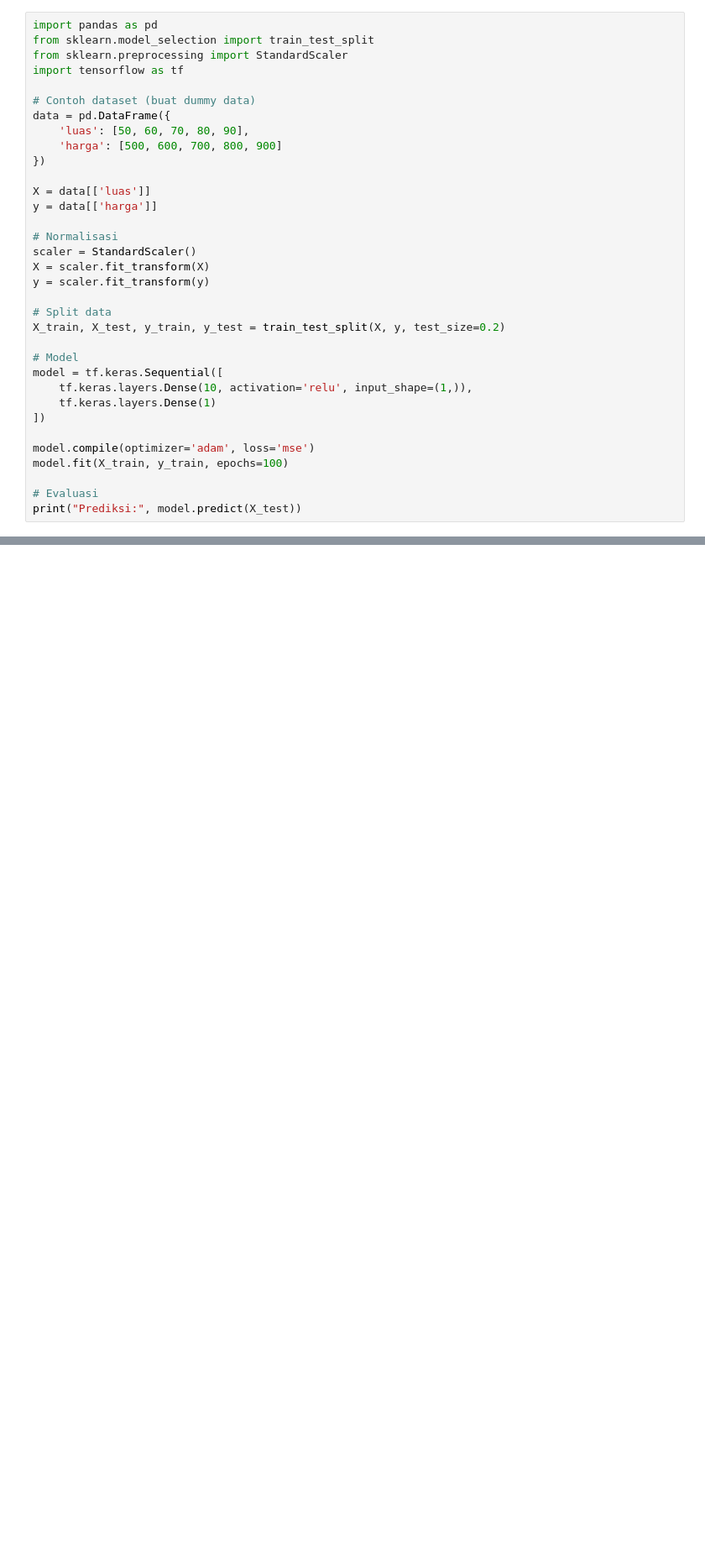
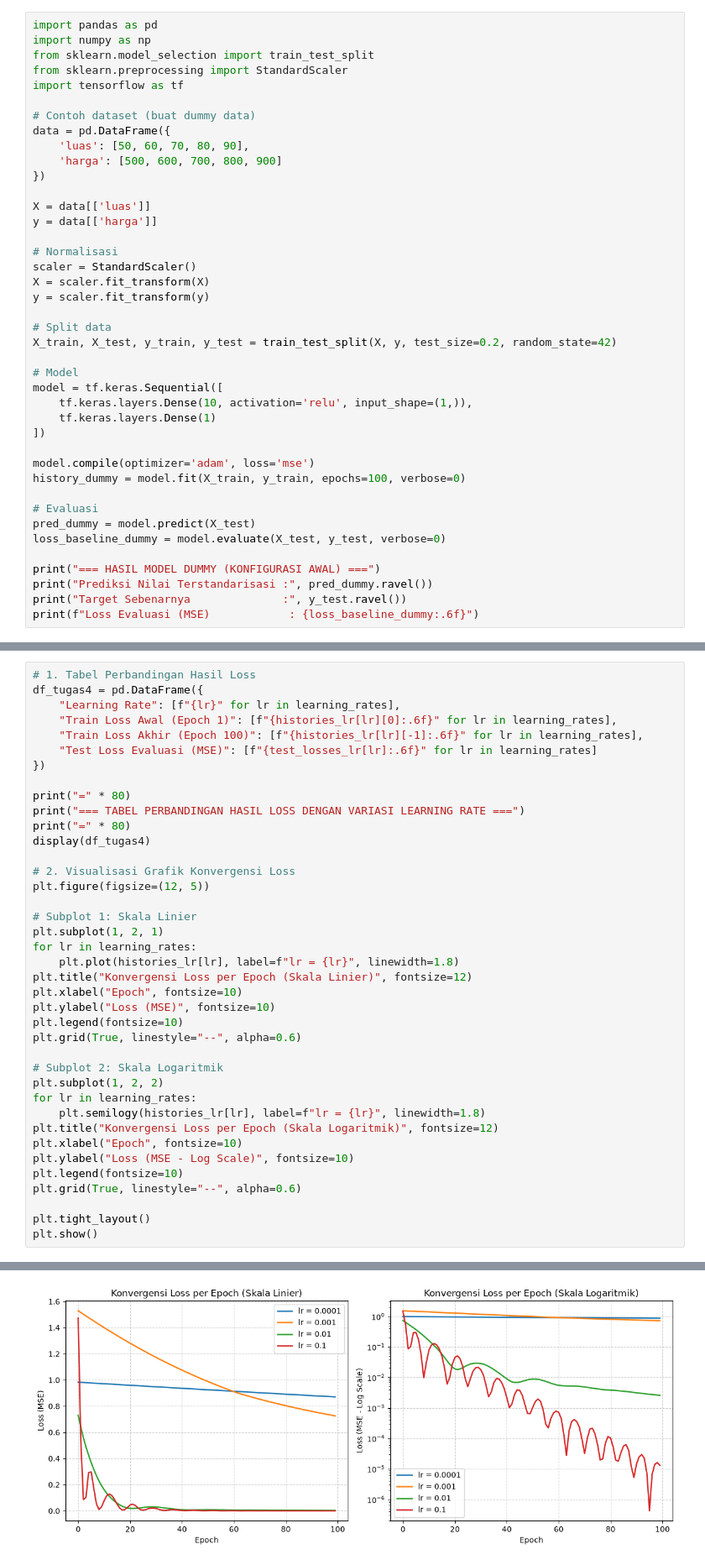
Before and after one commit to AnkaRezaa/machine_learning_254107023002, a Jupyter notebook: JS13/praktikum_3.ipynb, the cells around one changed output, grey strips where cells are left out. Shown at 84% size. Drawn from its saved outputs; the diff is of its cells as text; blank space fills up the shorter version.

Commit message:
feat: add Jupyter notebooks for JS13 machine learning practical assignments and experiments

```diff
--- a/JS13/praktikum_3.ipynb
+++ b/JS13/praktikum_3.ipynb
@@ -3,5 +15,6 @@
 # %%
 import pandas as pd
+import numpy as np
 from sklearn.model_selection import train_test_split
 from sklearn.preprocessing import StandardScaler
 import tensorflow as tf
@@ -21,7 +34,7 @@ X = scaler.fit_transform(X)
 y = scaler.fit_transform(y)
 
 # Split data
-X_train, X_test, y_train, y_test = train_test_split(X, y, test_size=0.2)
+X_train, X_test, y_train, y_test = train_test_split(X, y, test_size=0.2, random_state=42)
 
 # Model
 model = tf.keras.Sequential([
@@ -30,7 +43,13 @@ model = tf.keras.Sequential([
 ])
 
 model.compile(optimizer='adam', loss='mse')
-model.fit(X_train, y_train, epochs=100)
+history_dummy = model.fit(X_train, y_train, epochs=100, verbose=0)
 
 # Evaluasi
-print("Prediksi:", model.predict(X_test))
+pred_dummy = model.predict(X_test)
+loss_baseline_dummy = model.evaluate(X_test, y_test, verbose=0)
+
+print("=== HASIL MODEL DUMMY (KONFIGURASI AWAL) ===")
+print("Prediksi Nilai Terstandarisasi :", pred_dummy.ravel())
+print("Target Sebenarnya              :", y_test.ravel())
+print(f"Loss Evaluasi (MSE)            : {loss_baseline_dummy:.6f}")
@@ -36,0 +116,40 @@ print("Prediksi:", model.predict(X_test))
+# %%
+# 1. Tabel Perbandingan Hasil Loss
+df_tugas4 = pd.DataFrame({
+    "Learning Rate": [f"{lr}" for lr in learning_rates],
+    "Train Loss Awal (Epoch 1)": [f"{histories_lr[lr][0]:.6f}" for lr in learning_rates],
+    "Train Loss Akhir (Epoch 100)": [f"{histories_lr[lr][-1]:.6f}" for lr in learning_rates],
+    "Test Loss Evaluasi (MSE)": [f"{test_losses_lr[lr]:.6f}" for lr in learning_rates]
+})
+
+print("=" * 80)
+print("=== TABEL PERBANDINGAN HASIL LOSS DENGAN VARIASI LEARNING RATE ===")
+print("=" * 80)
+display(df_tugas4)
+
+# 2. Visualisasi Grafik Konvergensi Loss
+plt.figure(figsize=(12, 5))
+
+# Subplot 1: Skala Linier
+plt.subplot(1, 2, 1)
+for lr in learning_rates:
+    plt.plot(histories_lr[lr], label=f"lr = {lr}", linewidth=1.8)
+plt.title("Konvergensi Loss per Epoch (Skala Linier)", fontsize=12)
+plt.xlabel("Epoch", fontsize=10)
+plt.ylabel("Loss (MSE)", fontsize=10)
+plt.legend(fontsize=10)
+plt.grid(True, linestyle="--", alpha=0.6)
+
+# Subplot 2: Skala Logaritmik
+plt.subplot(1, 2, 2)
+for lr in learning_rates:
+    plt.semilogy(histories_lr[lr], label=f"lr = {lr}", linewidth=1.8)
+plt.title("Konvergensi Loss per Epoch (Skala Logaritmik)", fontsize=12)
+plt.xlabel("Epoch", fontsize=10)
+plt.ylabel("Loss (MSE - Log Scale)", fontsize=10)
+plt.legend(fontsize=10)
+plt.grid(True, linestyle="--", alpha=0.6)
+
+plt.tight_layout()
+plt.show()
+# %% [output]
@@ -36,0 +164 @@ print("Prediksi:", model.predict(X_test))
+[figure, added]
```
Also changed, not shown: parts of 12 cells of this notebook, 3 other files.
